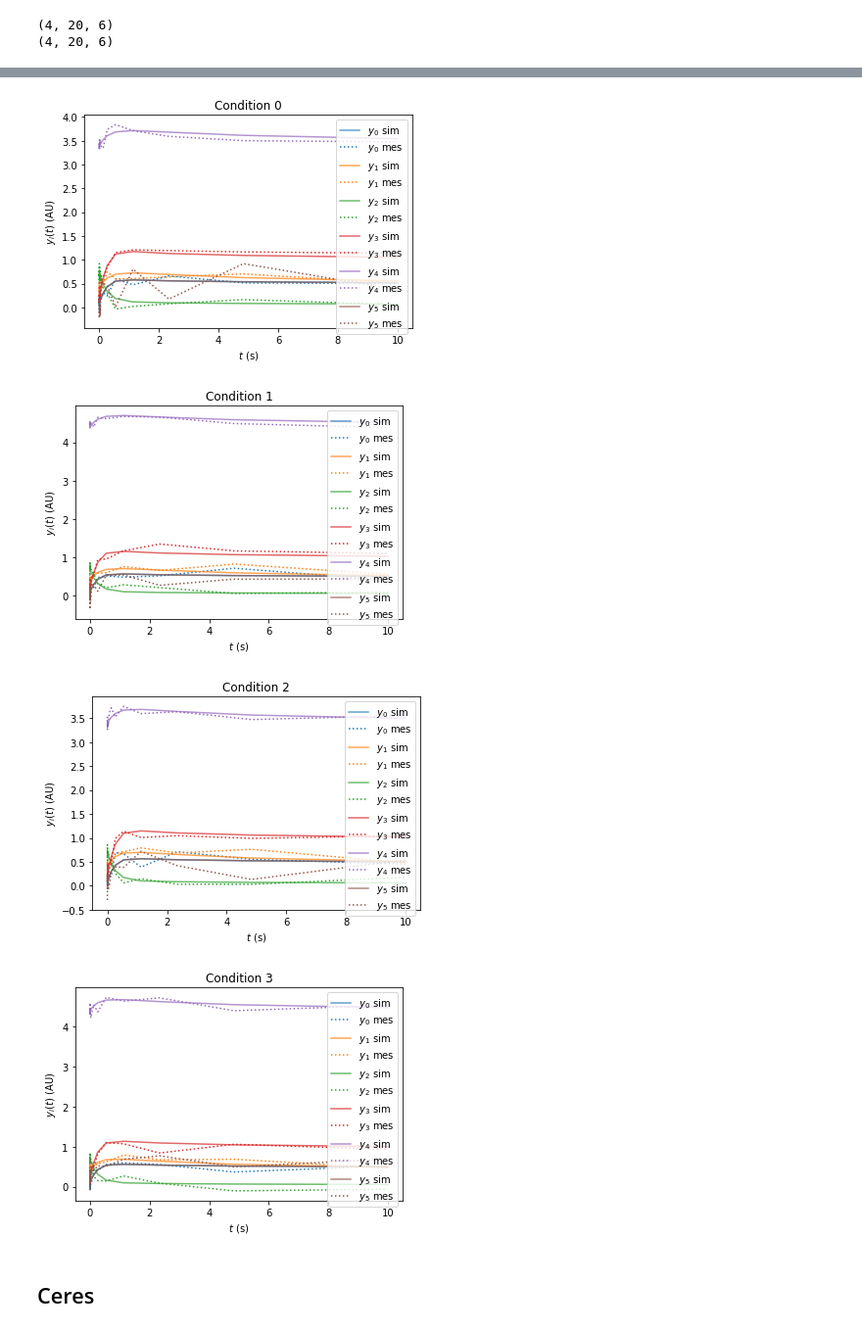
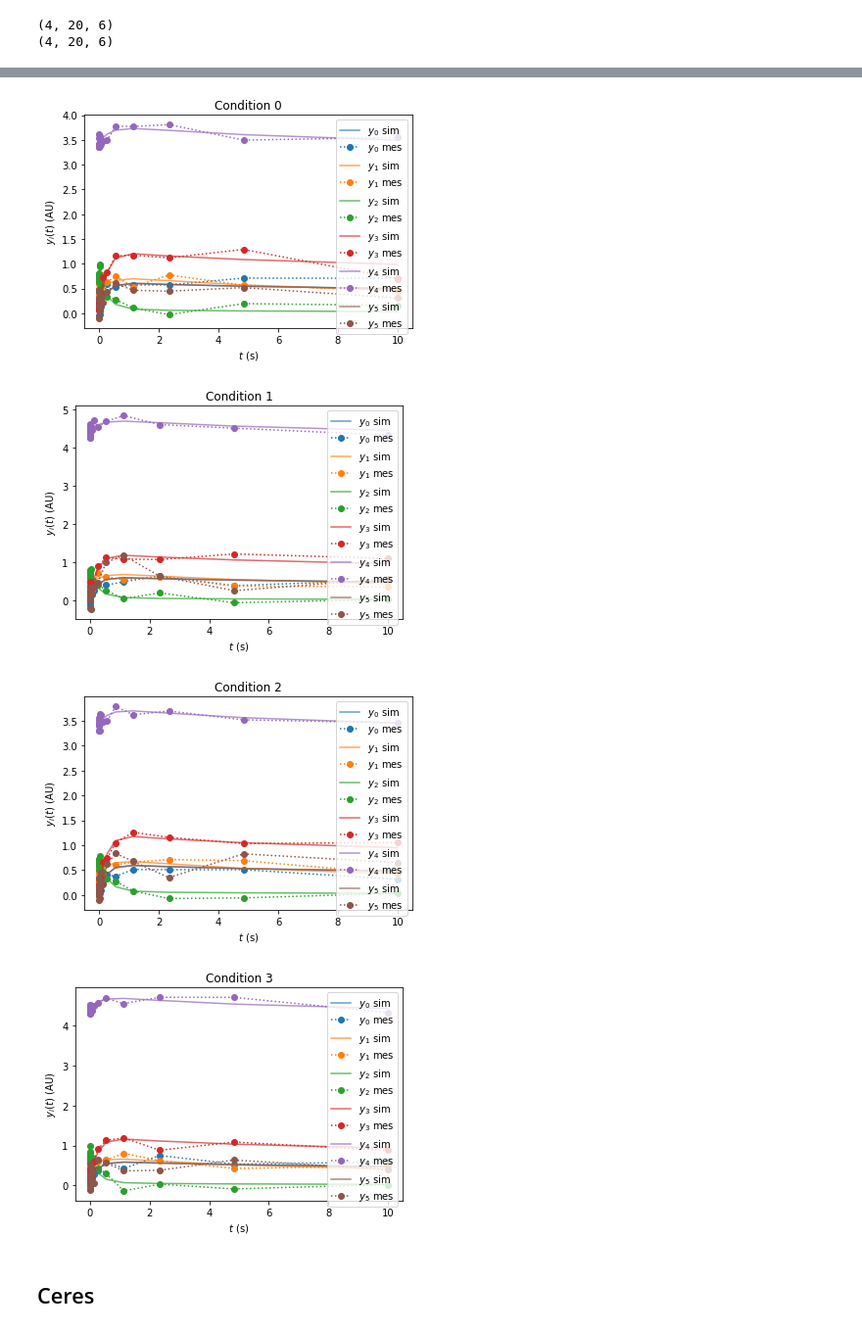
Before and after one commit to ICB-DCM/parPE, a Jupyter notebook: amici/examples/steadystate/parpeExampleSteadystate.ipynb, the cells around one changed output, grey strips where cells are left out. Shown at 98% size. Cells and saved outputs as stored; diff of their text form; code cells hidden in the pictures.

```diff
--- a/amici/examples/steadystate/parpeExampleSteadystate.ipynb
+++ b/amici/examples/steadystate/parpeExampleSteadystate.ipynb
@@ -166,7 +168,6 @@ for i in range(3):
 # %%
 filename = 'deleteme/_rank-0001.h5'
-with h5py.File(filename, 'r') as f:
-    trajectory = f['/multistarts/0/iterCostFunCost'][:]
-print(repr(trajectory))
-parpe.plotting.plotCostTrajectory(trajectory.T, log=False);
+trajectories = parpe.getCostTrajectories(filename)
+#print(repr(trajectories))
+parpe.plotting.plotCostTrajectory(trajectories, log=False);
 # %% [output]
@@ -501,10 +389,10 @@ parpe.plotting.plotCorrelation(ymes, ysim)
 # %%
-parpe.plotting.plotTrajectoryFit(ymes, ysim, timepoints)
+parpe.plotting.plotTrajectoryFits(ymes, ysim, timepoints)
 # %% [output]
-[figure, old version]
+[figure, new version]
-[figure, old version]
+[figure, new version]
-[figure, old version]
+[figure, new version]
-[figure, old version]
+[figure, new version]
 # %% [markdown]
 ## Ceres
 # %%
```
Also changed, not shown: parts of 26 cells of this notebook, 2 other files.
